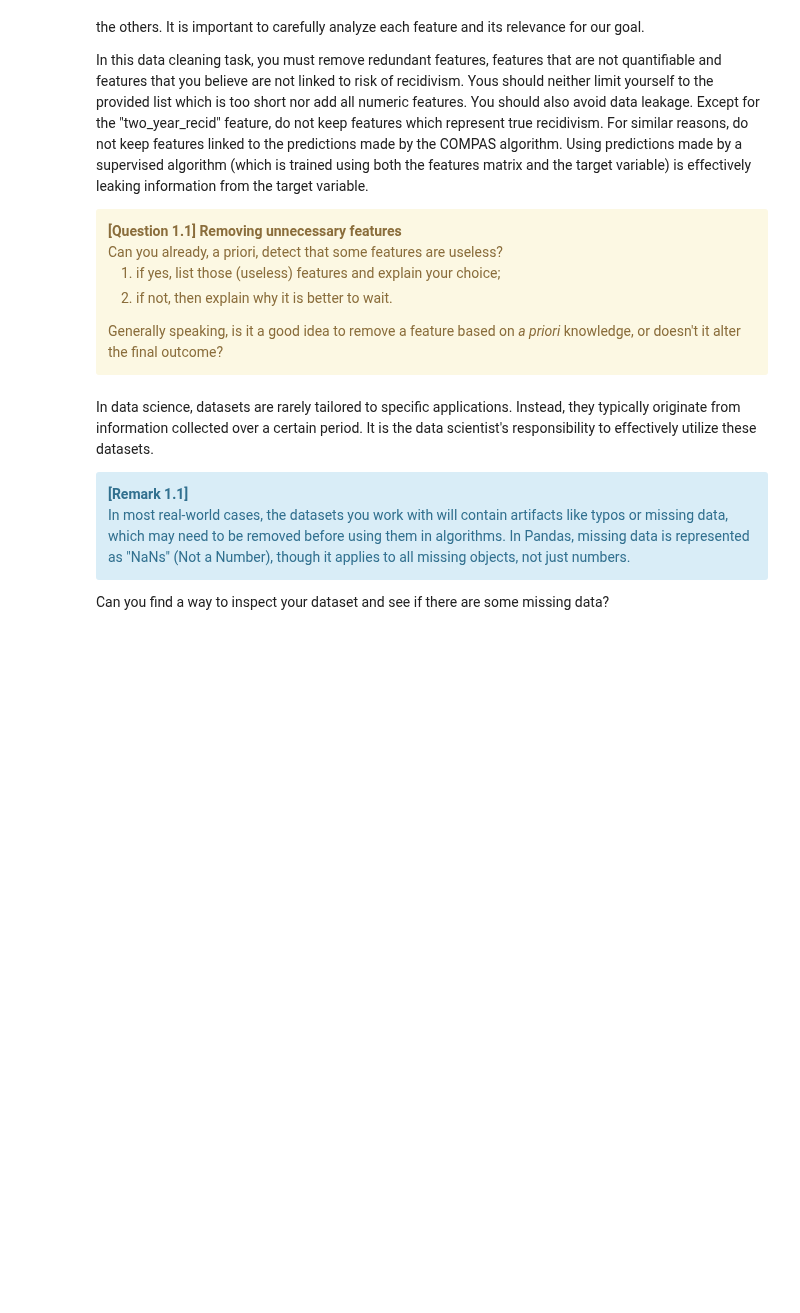
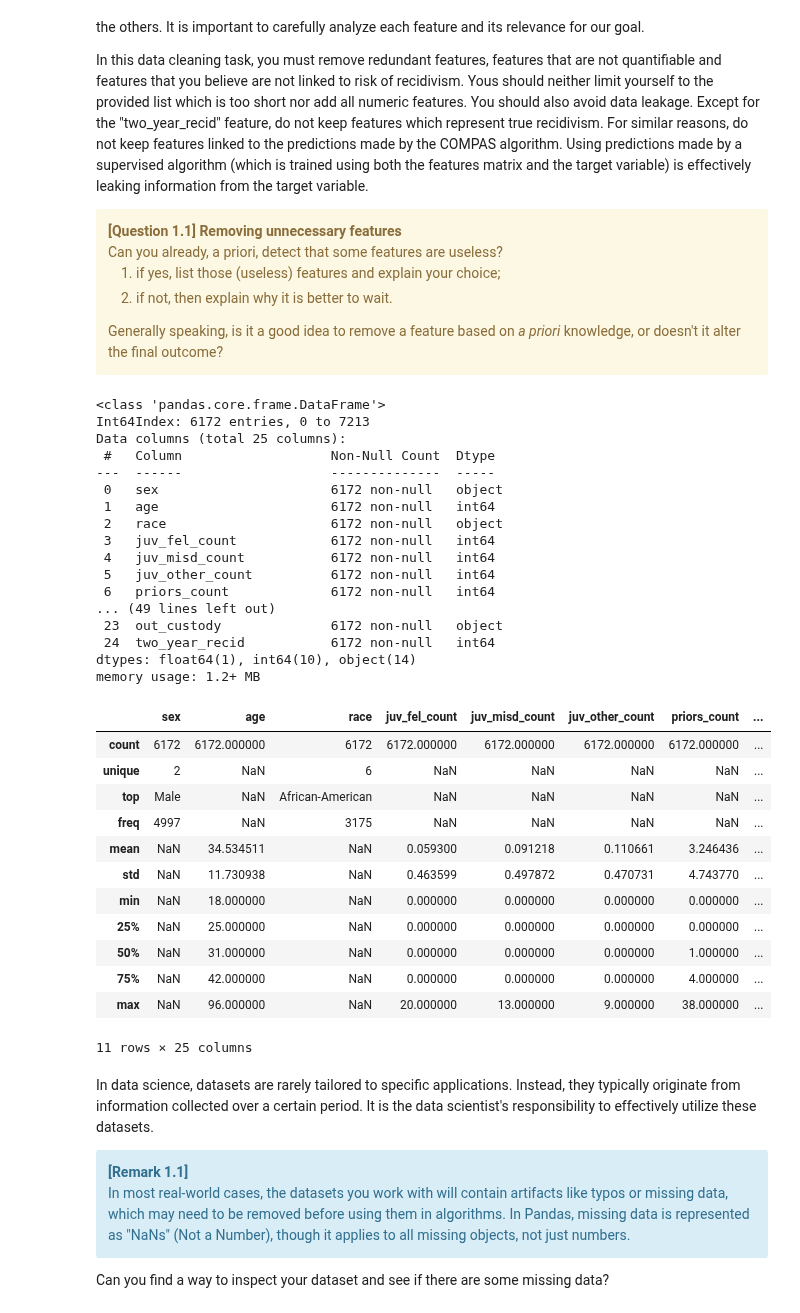
Before and after one commit to bolclaire/LEPL1109, a Jupyter notebook: Hackaton3/H3-Clustering-Student.ipynb, the cells around one changed output. Drawn from its saved outputs; the diff is of its cells as text; code cells hidden in the pictures; blank space fills up the shorter version.

```diff
--- a/Hackaton3/H3-Clustering-Student.ipynb
+++ b/Hackaton3/H3-Clustering-Student.ipynb
@@ -250,35 +268,68 @@ df = df[
     & (
         df["c_charge_degree"] != "O"
     )  # These are simple traffic offenses, they will never be charged with jail.
 ]
 
 # For reasons made explicit later, keep at least these columns.
 columns_to_keep = [
     "sex",
     "race",
     "c_jail_in",
     "c_jail_out",
     "in_custody",
     "out_custody",
     "two_year_recid",
 ]
 
 # Liste des colonnes à supprimer
 columns_to_remove = [
     "name", "first", "last", "compas_screening_date", "dob", "age_cat",
     "decile_score", "c_case_number", "c_days_from_compas", "c_charge_desc",
-    "r_case_number", "r_charge_desc", "is_violent_recid", "type_of_assessment"
+    "r_case_number", "r_charge_degree","r_days_from_arrest", "r_offense_date",
+    "r_charge_desc", "r_jail_in", "r_jail_out", "vr_case_number", "vr_charge_degree",
+    "vr_offense_date", "vr_charge_desc", "type_of_assessment", "violent_recid", "priors_count.1"
 ]
 
 # Suppression des colonnes
-df = df.drop(columns=columns_to_remove, errors='ignore')
+df = df.drop(columns=columns_to_remove)
 
 # Vérification de la structure du DataFrame après suppression
 print(df.info())
 
 
 df.info()
 df.describe(include="all")
+# %% [output]
+<class 'pandas.core.frame.DataFrame'>
+Int64Index: 6172 entries, 0 to 7213
+Data columns (total 25 columns):
+ #   Column                   Non-Null Count  Dtype
+---  ------                   --------------  -----
+ 0   sex                      6172 non-null   object
+ 1   age                      6172 non-null   int64
+ 2   race                     6172 non-null   object
+ 3   juv_fel_count            6172 non-null   int64
+ 4   juv_misd_count           6172 non-null   int64
+ 5   juv_other_count          6172 non-null   int64
+ 6   priors_count             6172 non-null   int64
+... (49 lines left out)
+ 23  out_custody              6172 non-null   object
+ 24  two_year_recid           6172 non-null   int64
+dtypes: float64(1), int64(10), object(14)
+memory usage: 1.2+ MB
+|  | sex | age | race | juv_fel_count | juv_misd_count | juv_other_count | priors_count | ... |
+| count | 6172 | 6172.000000 | 6172 | 6172.000000 | 6172.000000 | 6172.000000 | 6172.000000 | ... |
+| unique | 2 | NaN | 6 | NaN | NaN | NaN | NaN | ... |
+| top | Male | NaN | African-American | NaN | NaN | NaN | NaN | ... |
+| freq | 4997 | NaN | 3175 | NaN | NaN | NaN | NaN | ... |
+| mean | NaN | 34.534511 | NaN | 0.059300 | 0.091218 | 0.110661 | 3.246436 | ... |
+| std | NaN | 11.730938 | NaN | 0.463599 | 0.497872 | 0.470731 | 4.743770 | ... |
+| min | NaN | 18.000000 | NaN | 0.000000 | 0.000000 | 0.000000 | 0.000000 | ... |
+| 25% | NaN | 25.000000 | NaN | 0.000000 | 0.000000 | 0.000000 | 0.000000 | ... |
+| 50% | NaN | 31.000000 | NaN | 0.000000 | 0.000000 | 0.000000 | 1.000000 | ... |
+| 75% | NaN | 42.000000 | NaN | 0.000000 | 0.000000 | 0.000000 | 4.000000 | ... |
+| max | NaN | 96.000000 | NaN | 20.000000 | 13.000000 | 9.000000 | 38.000000 | ... |
+11 rows × 25 columns
 # %% [markdown]
 In data science, datasets are rarely tailored to specific applications. Instead, they typically originate from information collected over a certain period. It is the data scientist's responsibility to effectively utilize these datasets.
 
```
Also changed, not shown: parts of 16 cells of this notebook.
